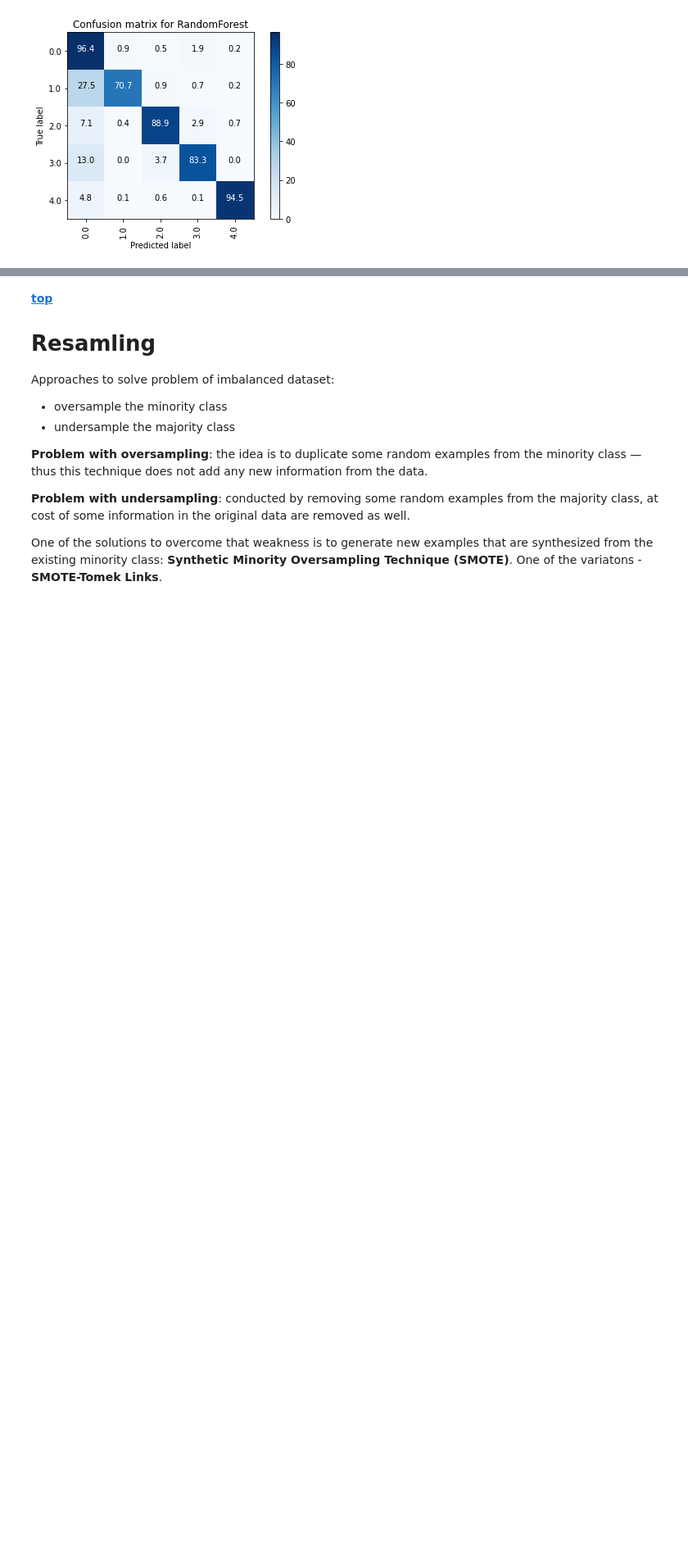
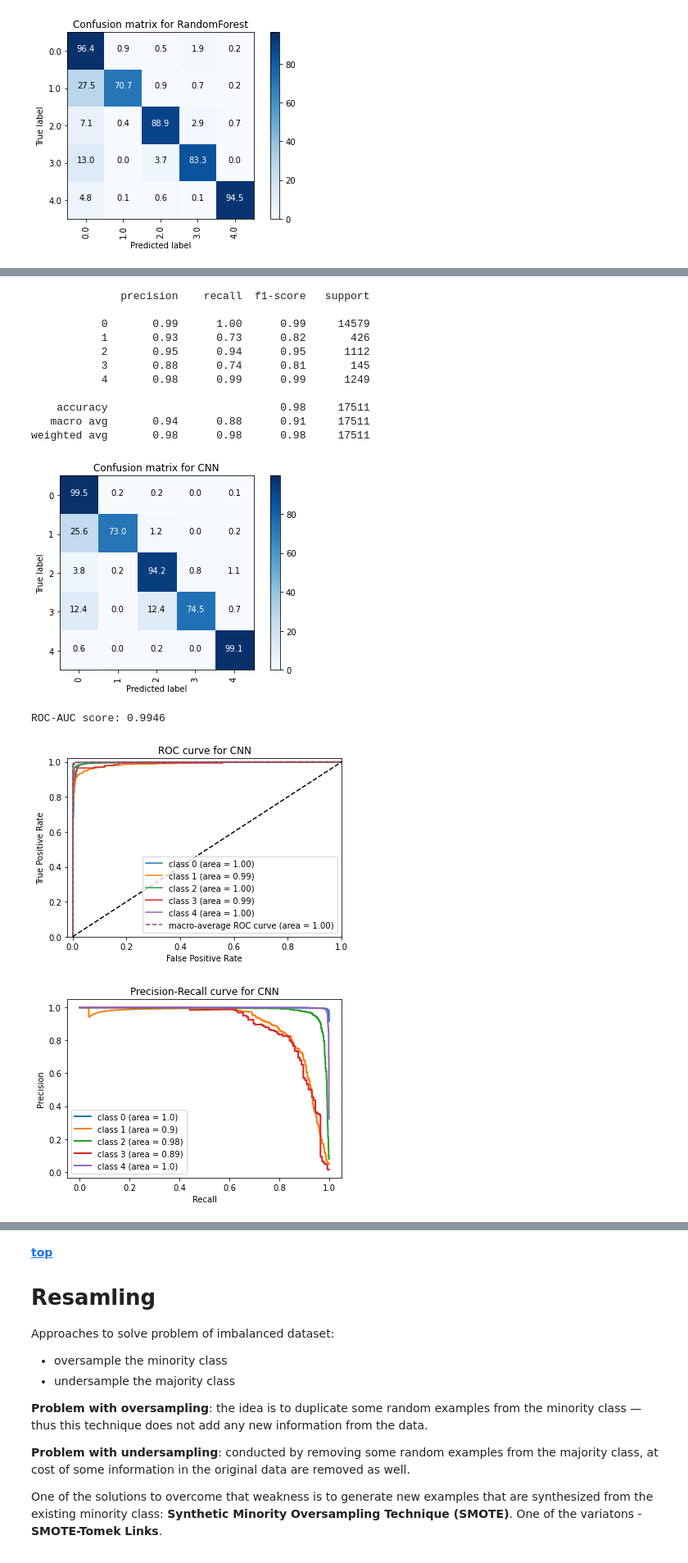
Before and after one commit to nastiag67/ecgn, a Jupyter notebook: README.ipynb, the cells around one changed output, grey strips where cells are left out. Shown at 82% size. Drawn from its saved outputs; the diff is of its cells as text; code cells hidden in the pictures; blank space fills up the shorter version.

```diff
--- a/README.ipynb
+++ b/README.ipynb
@@ -739,0 +910,26 @@ weighted avg       0.96      0.95      0.95     21892
+# %%
+y_pred = model.predict(X_test)
+
+name = 'CNN'
+
+roc = mt.ROCcurve_multiclass
+pr = mt.PR_multiclass
+cm = mt.CM
+
+mt.compare_models(model, name, X_test, y_test_dummy, y_train_dummy, cm, roc, pr, proba=True, data='test')
+# %% [output]
+              precision    recall  f1-score   support
+
+           0       0.99      1.00      0.99     14579
+           1       0.93      0.73      0.82       426
+           2       0.95      0.94      0.95      1112
+           3       0.88      0.74      0.81       145
+           4       0.98      0.99      0.99      1249
+
+    accuracy                           0.98     17511
+   macro avg       0.94      0.88      0.91     17511
+weighted avg       0.98      0.98      0.98     17511
+[figure, added]
+ROC-AUC score: 0.9946
+[figure, added]
+[figure, added]
```
Also changed, not shown: parts of 20 cells of this notebook.
